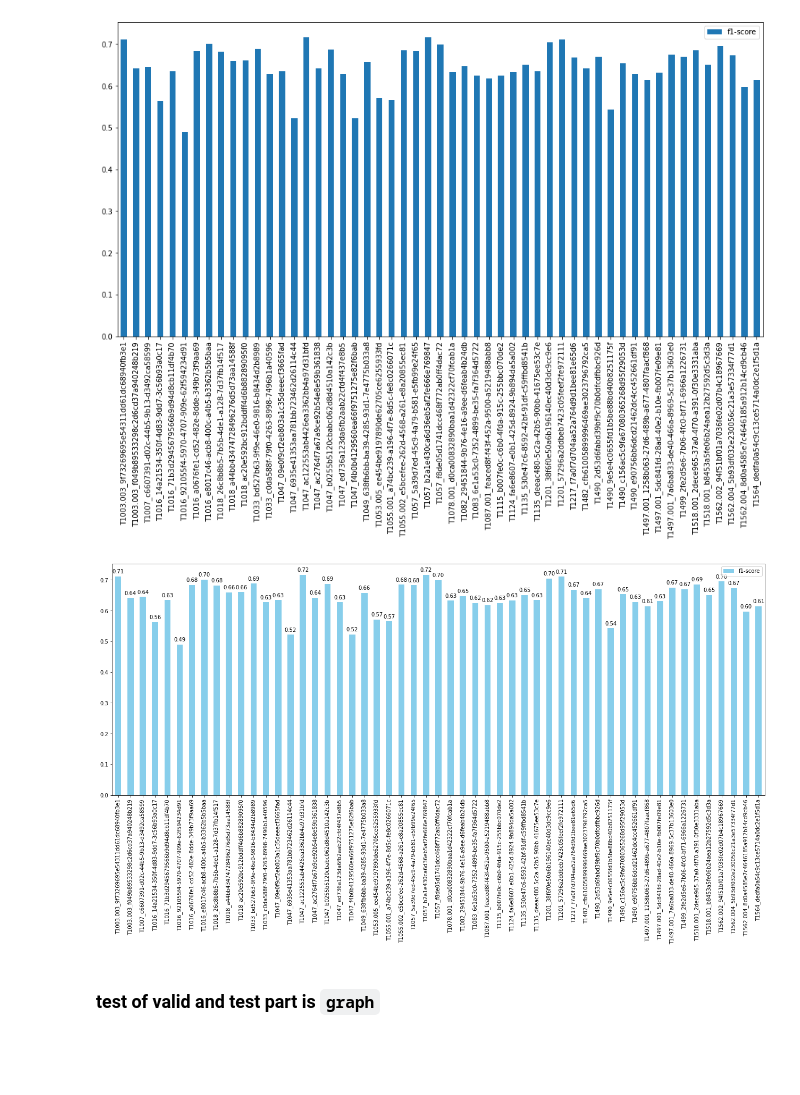
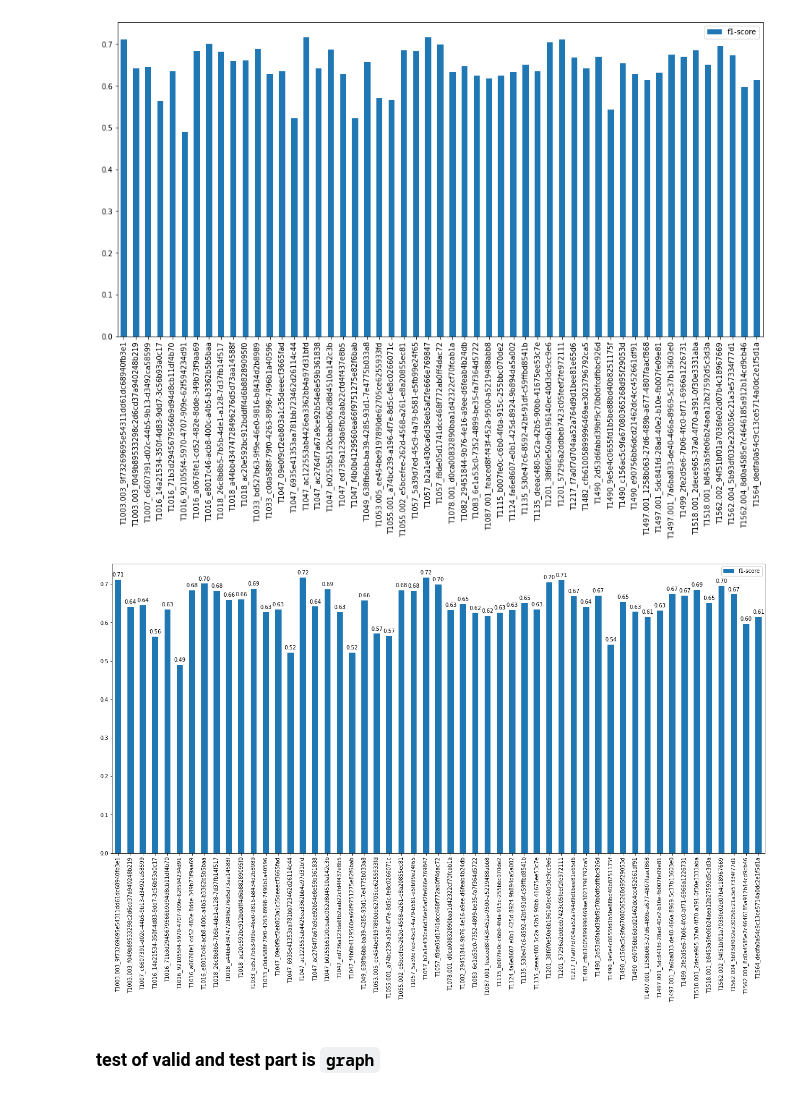
Before and after one commit to Bai1026/Intern-IIS, a Jupyter notebook: Audit-log_Analysis/code/GNN/training/graphSAGE_exp3/GraphSAGE_transR_50_hidden_dim_2.ipynb, the cells around one changed output. Drawn from its saved outputs; the diff is of its cells as text; code cells hidden in the pictures; blank space fills up the shorter version.

```diff
--- a/Audit-log_Analysis/code/GNN/training/graphSAGE_exp3/GraphSAGE_transR_50_hidden_dim_2.ipynb
+++ b/Audit-log_Analysis/code/GNN/training/graphSAGE_exp3/GraphSAGE_transR_50_hidden_dim_2.ipynb
@@ -824,20 +823,20 @@ plt.show()
 # %% [output]
 [figure]
 # %%
-ax = filtered_report[['f1-score']].plot(kind='bar', figsize=(22,8), color='skyblue')
+ax = filtered_report[['f1-score']].plot(kind='bar', figsize=(22,10))
 
 # 添加 f1-score 值到 bar 上方
 for p in ax.patches:
     ax.annotate(format(p.get_height(), '.2f'),
                 (p.get_x() + p.get_width() / 2., p.get_height()),
                 ha = 'center',
                 va = 'center',
                 xytext = (0, 9),
                 textcoords = 'offset points')
 
 plt.show()
 # %% [output]
-[figure, old version]
+[figure, new version]
 # %% [markdown]
 ### test of valid and test part is ``graph``
 # %% [markdown]
```
Also changed, not shown: parts of 2 cells of this notebook, 22 other files.
